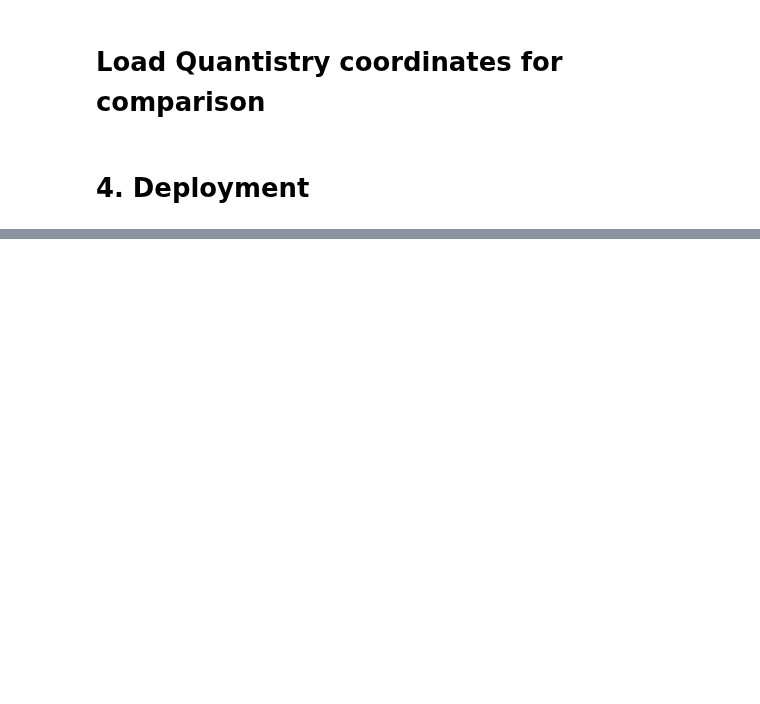
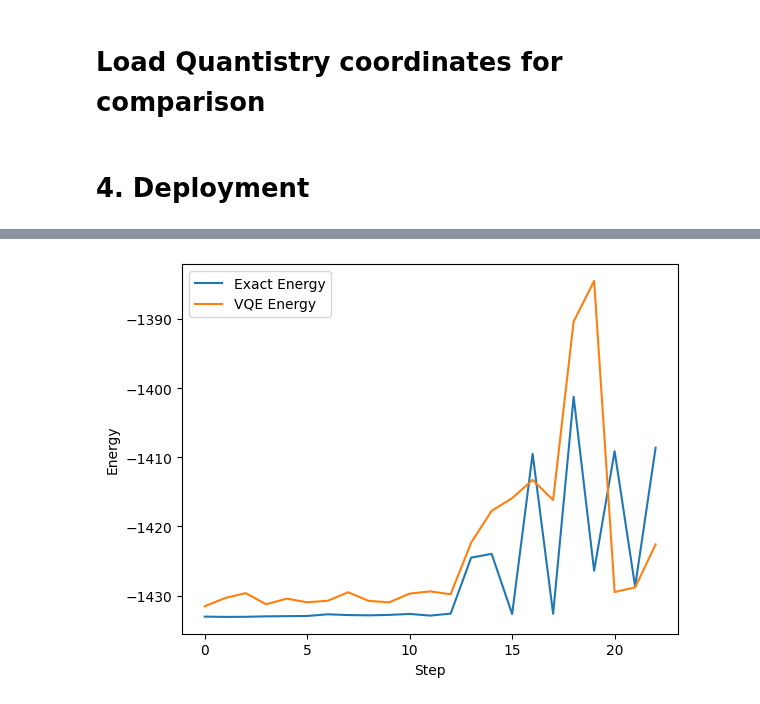
Before and after one commit to buttercutter/quantum-climate-challenge-2023, a Jupyter notebook: notebooks/deloitte_2023_real_quantux.ipynb, the cells around one changed output, grey strips where cells are left out. Drawn from its saved outputs; the diff is of its cells as text; code cells hidden in the pictures; blank space fills up the shorter version.

```diff
--- a/notebooks/deloitte_2023_real_quantux.ipynb
+++ b/notebooks/deloitte_2023_real_quantux.ipynb
@@ -450,7 +447,6 @@ def _4_get_ansatz(display_dict, problem, hyperparam, qubit_converter, seed):
                          qubit_converter,
                      initial_state=ansatz_hf)
 
-
     ansatz_lst = [ansatz_uccsd]
     ansatz_name = ['UCCSD']
     idx_ansatz = np.random.randint(len(ansatz_lst))
@@ -475,7 +471,7 @@ def _4_get_ansatz(display_dict, problem, hyperparam, qubit_converter, seed):
     method_lst = ['Nelder-Mead', 'Powell', 'CG', 'BFGS', 'L-BFGS-B', 'TNC', 'COBYLA', 'SLSQP', 'trust-constr']
     opt = [partial(minimize, method=i) for i in method_lst]
 
-    optimizer_lst = [SPSA(maxiter=100), SLSQP(maxiter=100)] + opt
+    optimizer_lst = [SPSA(maxiter=10)]
     optimizer_name = ['SPSA', 'SLSQP'] + ['minimize_{}'.format(i) for i in method_lst]
     idx_optimizer = np.random.randint(len(optimizer_lst))
     optimizer_chosen = optimizer_lst[idx_optimizer]
@@ -856,7 +852,7 @@ for step in steps:
         'CoCO2': {'reps': 2,
                'two_qubit_reduction': True,
                'z2symmetry_reduction': None,
-               'backend': statevector_simulator #qasm_simulator
+               'backend': qasm_simulator #qasm_simulator
               },
 
     }
@@ -878,7 +874,7 @@ for step in steps:
     _, energy, display_df = get_construct_problem(input_value = gas_molecules['CoCO2'], hyperparam = hyperparameters['CoCO2'],
                                                   input_type = 'molecule', display_report = False, reduced = 'FreezeCore',
                                                   basis = 'sto3g', mapper_type = 'JordanWignerMapper',
-                                                  solver_type = 'vqe_runtime_real', method = 'gses', seed = _SEED)
+                                                  solver_type = 'vqe_runtime', method = 'gses', seed = _SEED)
     #print("Quantum mechanic:", _, energy, display_df )
     vqe_energies.append(energy)
 # %% [output]
@@ -894,0 +987,10 @@ plt.show()
+# %%
+
+plt.plot(steps, exact_energies, label="Exact Energy")
+plt.plot(steps, vqe_energies, label="VQE Energy")
+plt.xlabel('Step')
+plt.ylabel('Energy')
+plt.legend()
+plt.show()
+# %% [output]
+[figure, added]
```
Also changed, not shown: parts of 11 cells of this notebook.
